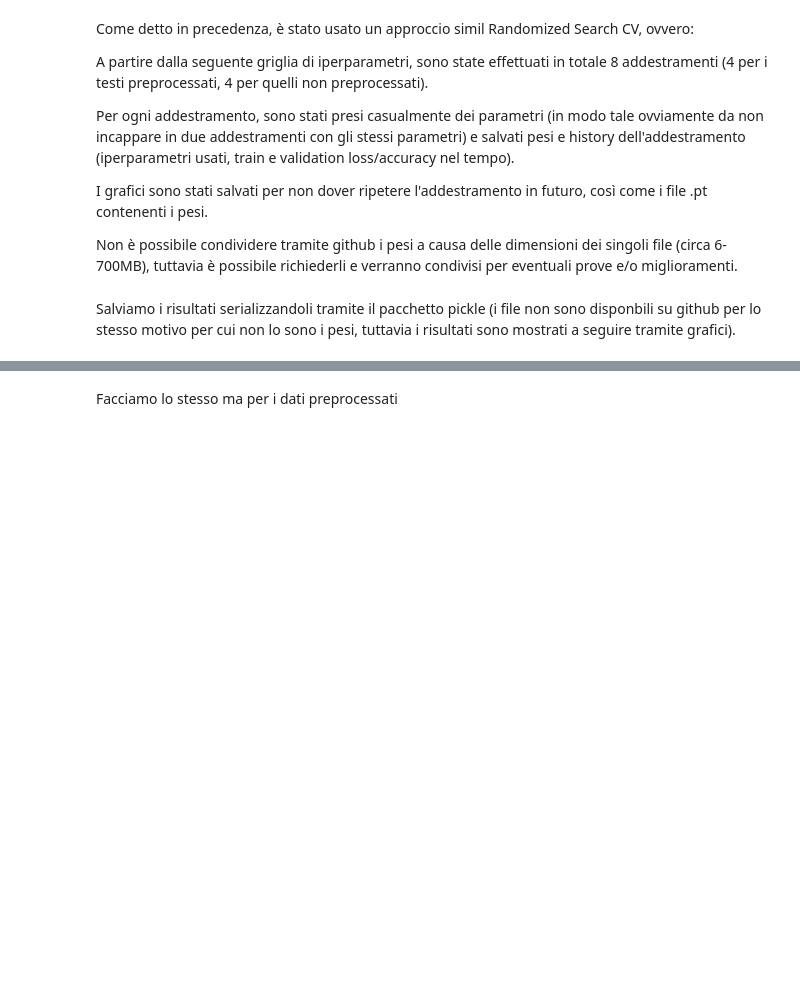
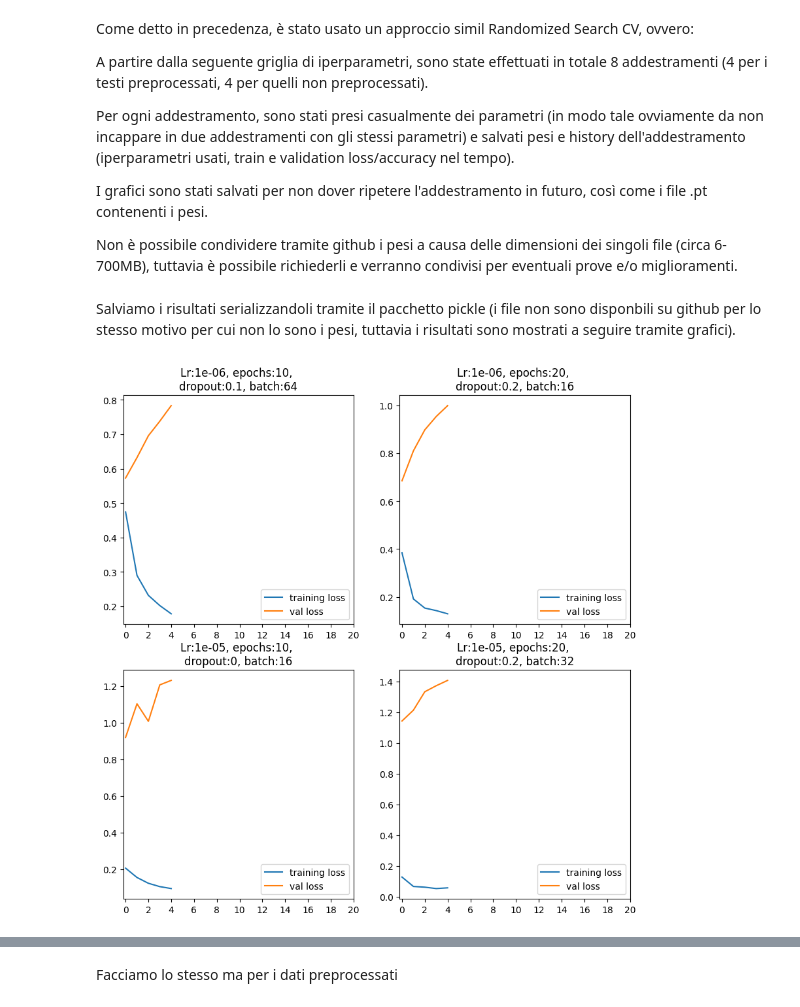
Before and after one commit to emanuelemuzio/nlp, a Jupyter notebook: TaskB.ipynb, the cells around one changed output, grey strips where cells are left out. Cells and saved outputs as stored; diff of their text form; code cells hidden in the pictures; blank space fills up the shorter version.

```diff
--- a/TaskB.ipynb
+++ b/TaskB.ipynb
@@ -190,7 +200,7 @@ o semplici hashtag, per cui facciamo una veloce pulizia prima di procedere
 for i in range(len(text_prep)):
     if(len(text_prep[i]) == 0):
         text_prep.drop(i, axis=0, inplace=True)
-        emotions_prep.drop(i, axis=0, inplace=True)
+        targets_prep.drop(i, axis=0, inplace=True)
 # %% [markdown]
 Prima di procedere alla classificazione vera e propria, dobbiamo adattare il tokenizer alla presenza delle emoji nel testo, elemento importante per l'interpretazione dei messaggi.
 
@@ -515,16 +523,16 @@ hyperparameters = {
     'epochs' : [5, 10, 15, 20, 25, 30],
     'lr' : [1e-5, 1e-6],
     'max_len' : MAX_LEN,
-    'num_classes' : 10,
+    'num_classes' : 2,
 }
 
 loss = nn.BCELoss()
 # %%
-X_train, X_val, Y_train, Y_val = train_test_split(text, emotions.to_numpy(), test_size=0.3)
+X_train, X_val, Y_train, Y_val = train_test_split(text, targets.to_numpy(), test_size=0.3)
 train_dataset = _Dataset(X_train, Y_train, tokenizer, hyperparameters['max_len'])
 val_dataset = _Dataset(X_val, Y_val, tokenizer, hyperparameters['max_len'])
 
-X_train_prep, X_val_prep, Y_train_prep, Y_val_prep = train_test_split(text_prep, emotions_prep.to_numpy(), test_size=0.3)
+X_train_prep, X_val_prep, Y_train_prep, Y_val_prep = train_test_split(text_prep, targets_prep.to_numpy(), test_size=0.3)
 train_dataset_prep = _Dataset(X_train_prep, Y_train_prep, tokenizer, hyperparameters['max_len'])
 val_dataset_prep = _Dataset(X_val_prep, Y_val_prep, tokenizer, hyperparameters['max_len'])
 # %% [markdown]
@@ -535,12 +543,12 @@ n_runs = 4
 run = None
 i = 0
 
-if not os.path.exists('/content/drive/MyDrive/NLP/task_A/best_weights.pt'):
-    os.mkdir('/content/drive/MyDrive/NLP/task_A/runs')
+if not os.path.exists('/content/drive/MyDrive/NLP/task_B/runs'):
+    os.mkdir('/content/drive/MyDrive/NLP/task_B/runs')
     while i < n_runs:
         if torch.cuda.is_available():
             torch.cuda.empty_cache()
-        accuracy = MultilabelAccuracy(num_labels=10).to(device)
+        accuracy = MultilabelAccuracy(num_labels=2).to(device)
 
         dropout = rand.choice(hyperparameters['dropout'])
         lr = rand.choice(hyperparameters['lr'])
@@ -553,11 +561,11 @@ if not os.path.exists('/content/drive/MyDrive/NLP/task_A/best_weights.pt'):
 
         i = i + 1
 
-        os.mkdir(f'/content/drive/MyDrive/NLP/task_A/runs/{i}')
+        os.mkdir(f'/content/drive/MyDrive/NLP/task_B/runs/{i}')
 
         runs.append(run)
 
-        early_stopper = EarlyStopper(patience=1, min_delta=0.008)
+        early_stopper = EarlyStopper(patience=4, min_delta=0.002)
         classifier = BTEClassifier(dropout, hyperparameters['num_classes'], model).to(device)
         optimizer = Adam(classifier.parameters(), lr=lr)
 
@@ -589,8 +597,8 @@ if not os.path.exists('/content/drive/MyDrive/NLP/task_A/best_weights.pt'):
               "best_acc" : best_acc
         }
 
-        torch.save(best_weights, f'/content/drive/MyDrive/NLP/task_A/runs/{i}/weights.pt')
-        with open(f'/content/drive/MyDrive/NLP/task_A/runs/{i}/hist.pkl', 'wb') as handle:
+        torch.save(best_weights, f'/content/drive/MyDrive/NLP/task_B/runs/{i}/weights.pt')
+        with open(f'/content/drive/MyDrive/NLP/task_B/runs/{i}/hist.pkl', 'wb') as handle:
           save = {
             "hist" : hist,
             "run" : run
@@ -598,25 +606,27 @@ if not os.path.exists('/content/drive/MyDrive/NLP/task_A/best_weights.pt'):
           pickle.dump(save, handle)
           handle.close()
 # %%
-if not os.path.exists('/content/drive/MyDrive/NLP/task_A/train.png'):
+if not os.path.exists('/content/drive/MyDrive/NLP/task_B/train.png'):
     fig, (ax) = plt.subplots( nrows=2, ncols=2, figsize=(10, 10))
     n_epochs = list(range(0, 22, 2))
 
     for i in range(2):
         for j in range(2):
-            file = open(f'/content/drive/MyDrive/NLP/task_A/runs/{(i * 2) + j + 1}/hist.pkl', 'rb')
+            file = open(f'/content/drive/MyDrive/NLP/task_B/runs/{(i * 2) + j + 1}/hist.pkl', 'rb')
             r = pickle.load(file)
             hist = r['hist']
             file.close()
             ax[i][j].set_title(f"Lr:{hist['lr']}, epochs:{hist['epochs']}, \ndropout:{hist['dropout']}, batch:{hist['batch_size']}")
             ax[i][j].plot(hist['train_loss'], label='training loss')
             ax[i][j].plot(hist['val_loss'], label='val loss')
             ax[i][j].legend(loc='lower right')
             ax[i][j].set_xticks(n_epochs)
 
     plt.show()
-    fig.savefig('/content/drive/MyDrive/NLP/task_A/train.png')
+    fig.savefig('/content/drive/MyDrive/NLP/task_B/train.png')
     plt.close(fig)
+# %% [output]
+[figure, added]
 # %% [markdown]
 ![No preprocess train](https://drive.google.com/uc?id=1-f_sPsrS2iRLIklvD3dj4PEiyalielHu)
 # %% [markdown]
```
Also changed, not shown: parts of 20 cells of this notebook.
